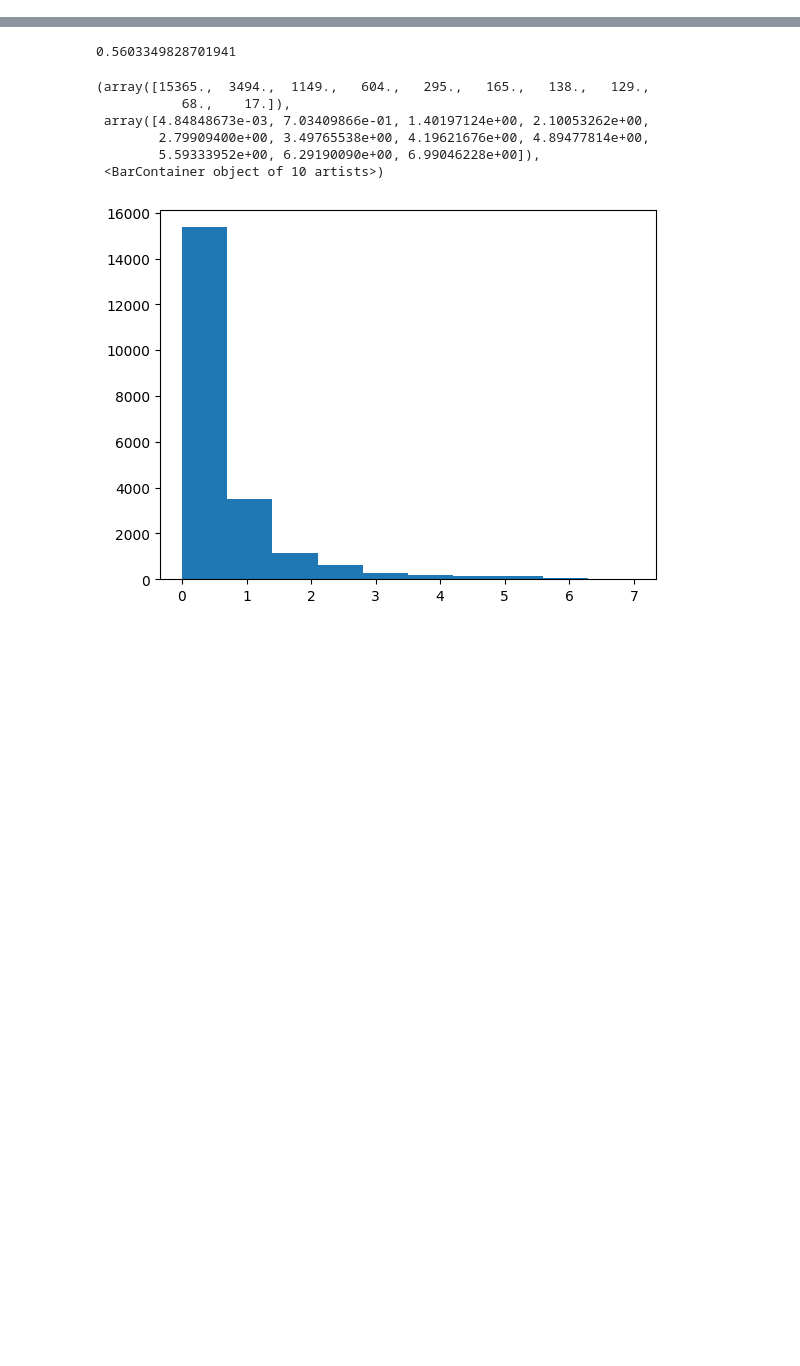
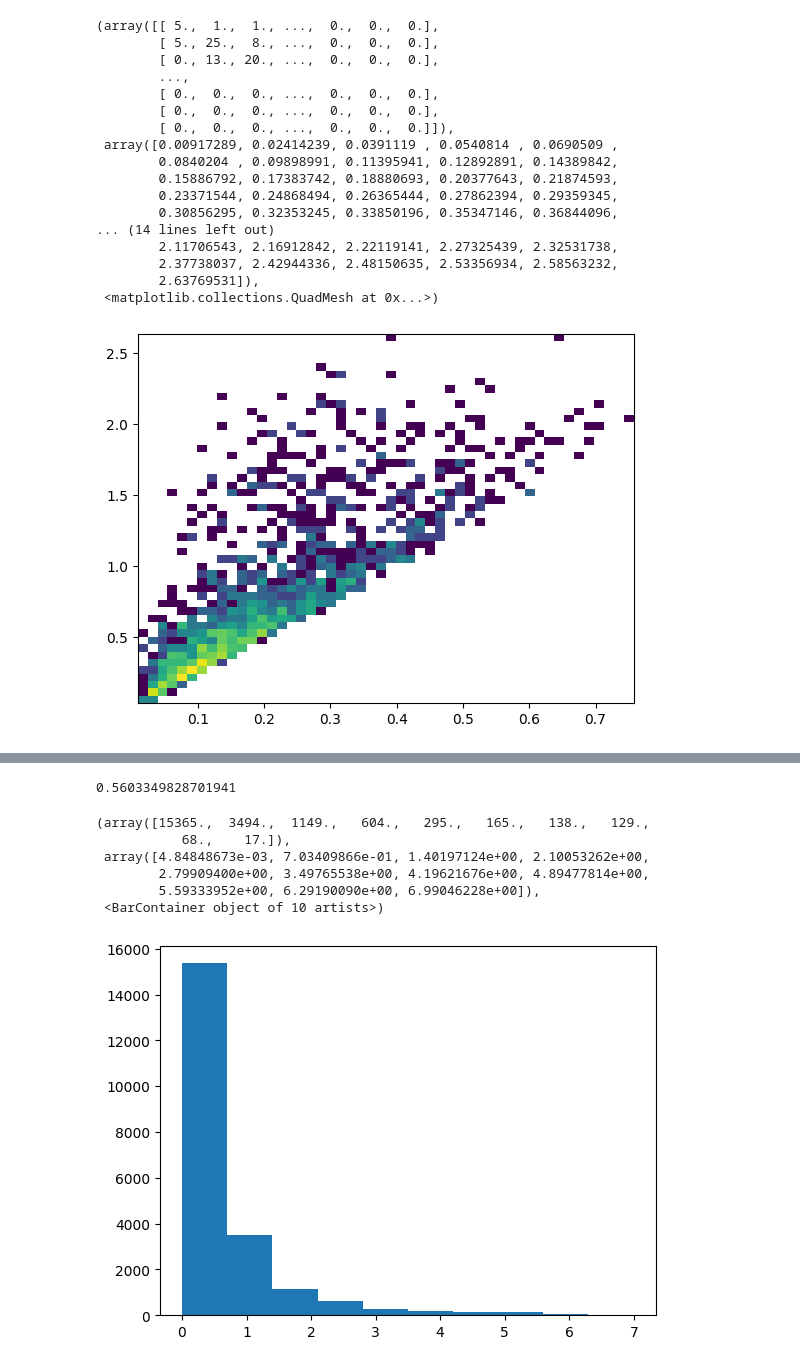
Before and after one commit to PrasannS/rlhf-length-biases, a Jupyter notebook: eval/examine_dcarto.ipynb, the cells around one changed output, grey strips where cells are left out. Drawn from its saved outputs; the diff is of its cells as text; code cells hidden in the pictures; blank space fills up the shorter version.

```diff
--- a/eval/examine_dcarto.ipynb
+++ b/eval/examine_dcarto.ipynb
@@ -109,7 +143,0 @@ Name: 0, dtype: object
-# %%
-# TODO maybe need to normalize
-ndf['confs'] = [mean(m) for m in ndf['diffs']]
-ndf['vars'] = [stdev(m) for m in ndf['diffs']]
-# %%
-ndf['confs'] = [mean(m[1:5]) for m in ndf['diffs']]
-ndf['vars'] = [stdev(m[1:5]) for m in ndf['diffs']]
@@ -154,2 +143,0 @@ def procn(ntmp):
-# %%
-ndf = procn(ndf)
@@ -181,3 +225,24 @@ AttributeError: 'DataFrame' object has no attribute 'isrand'
+# %%
+lenscat(ndf[ndf.confs>ndf.vars*2.5])
+# %% [output]
+(array([[ 5.,  1.,  1., ...,  0.,  0.,  0.],
+        [ 5., 25.,  8., ...,  0.,  0.,  0.],
+        [ 0., 13., 20., ...,  0.,  0.,  0.],
+        ...,
+        [ 0.,  0.,  0., ...,  0.,  0.,  0.],
+        [ 0.,  0.,  0., ...,  0.,  0.,  0.],
+        [ 0.,  0.,  0., ...,  0.,  0.,  0.]]),
+ array([0.00917289, 0.02414239, 0.0391119 , 0.0540814 , 0.0690509 ,
+        0.0840204 , 0.09898991, 0.11395941, 0.12892891, 0.14389842,
+        0.15886792, 0.17383742, 0.18880693, 0.20377643, 0.21874593,
+        0.23371544, 0.24868494, 0.26365444, 0.27862394, 0.29359345,
+        0.30856295, 0.32353245, 0.33850196, 0.35347146, 0.36844096,
+... (14 lines left out)
+        2.11706543, 2.16912842, 2.22119141, 2.27325439, 2.32531738,
+        2.37738037, 2.42944336, 2.48150635, 2.53356934, 2.58563232,
+        2.63769531]),
+ <matplotlib.collections.QuadMesh at 0x...>)
+[figure, added]
 # %%
 lenscat(hard)
 # %% [output]
```
Also changed, not shown: parts of 18 cells of this notebook, 11 other files.
